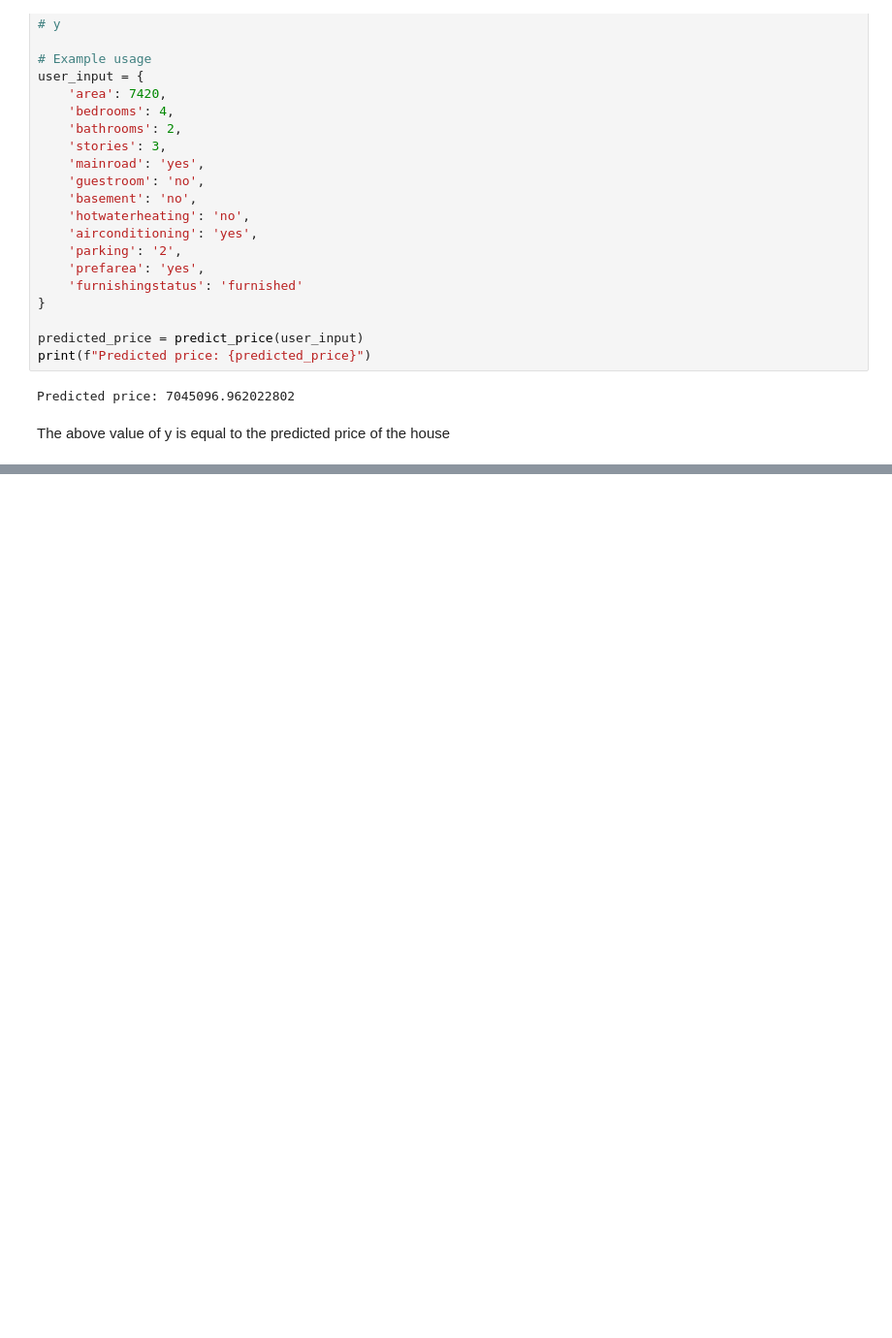
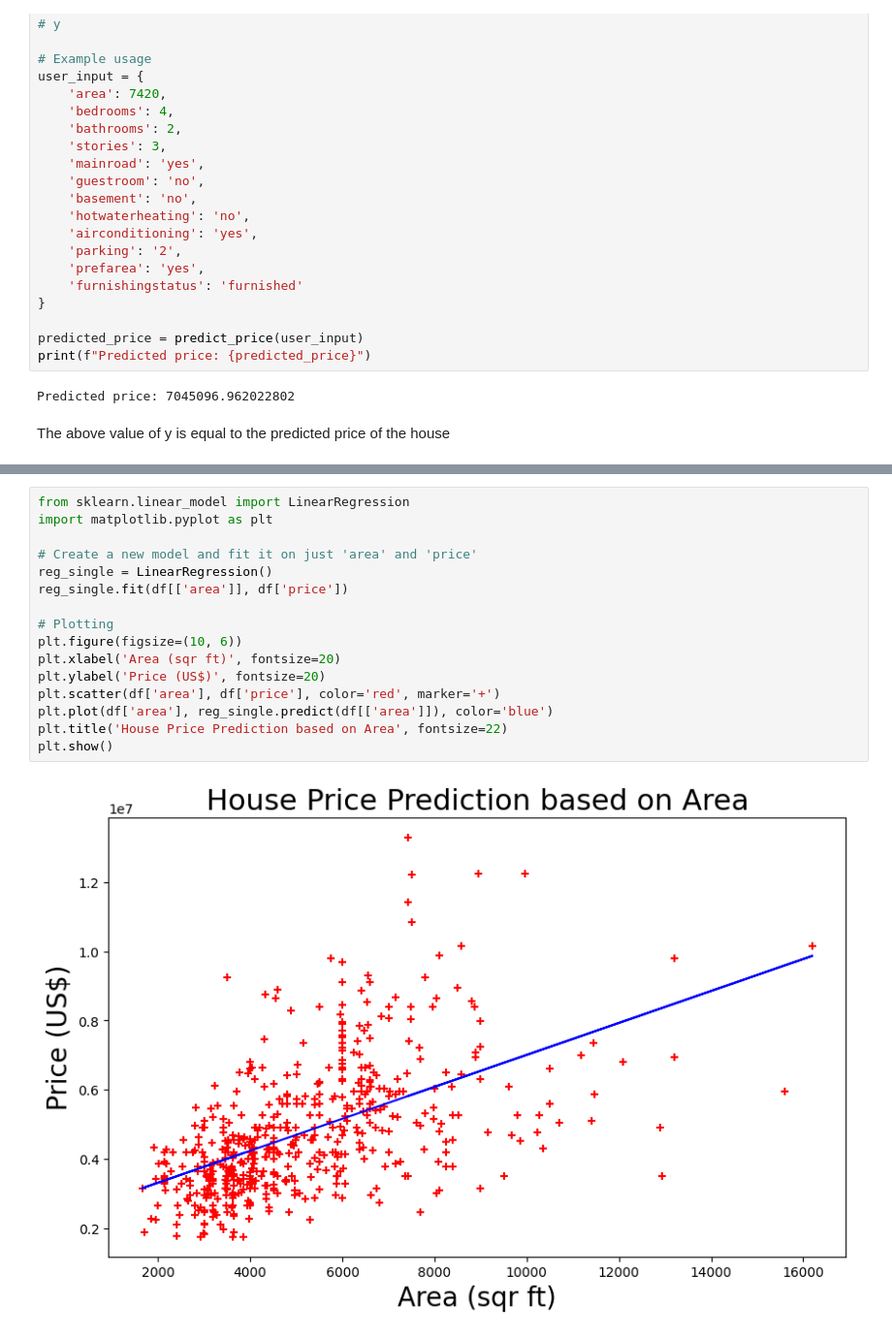
Before and after one commit to Rajat-Kumar-Pandey/MACHINE-LEARNING, a Jupyter notebook: HousePrice_Pridiction.ipynb, the cells around one changed output, grey strips where cells are left out. Shown at 97% size. Cells and saved outputs as stored; diff of their text form; blank space fills up the shorter version.

```diff
--- a/HousePrice_Pridiction.ipynb
+++ b/HousePrice_Pridiction.ipynb
@@ -199,0 +186,18 @@ The above value of y is equal to the predicted price of the house
+# %%
+from sklearn.linear_model import LinearRegression
+import matplotlib.pyplot as plt
+
+# Create a new model and fit it on just 'area' and 'price'
+reg_single = LinearRegression()
+reg_single.fit(df[['area']], df['price'])
+
+# Plotting
+plt.figure(figsize=(10, 6))
+plt.xlabel('Area (sqr ft)', fontsize=20)
+plt.ylabel('Price (US$)', fontsize=20)
+plt.scatter(df['area'], df['price'], color='red', marker='+')
+plt.plot(df['area'], reg_single.predict(df[['area']]), color='blue')
+plt.title('House Price Prediction based on Area', fontsize=22)
+plt.show()
+# %% [output]
+[figure, added]
```
Also changed, not shown: parts of 3 cells of this notebook.
